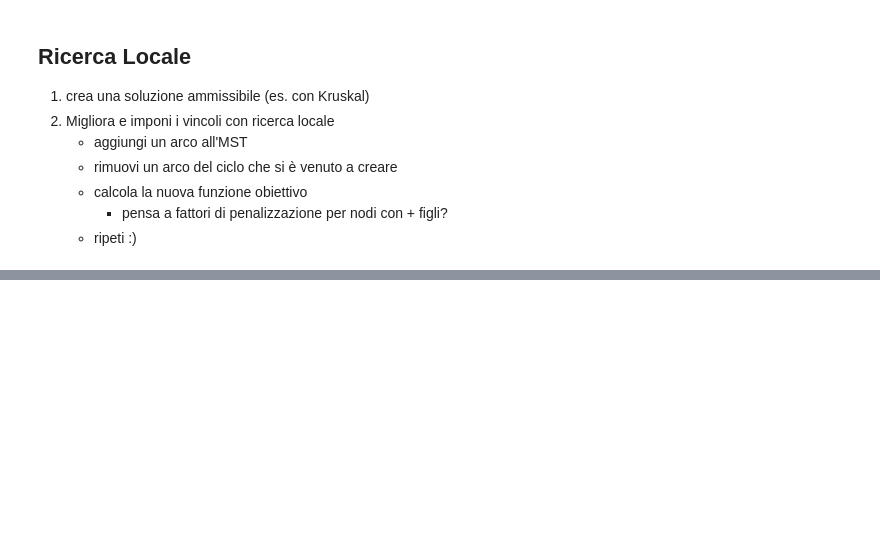
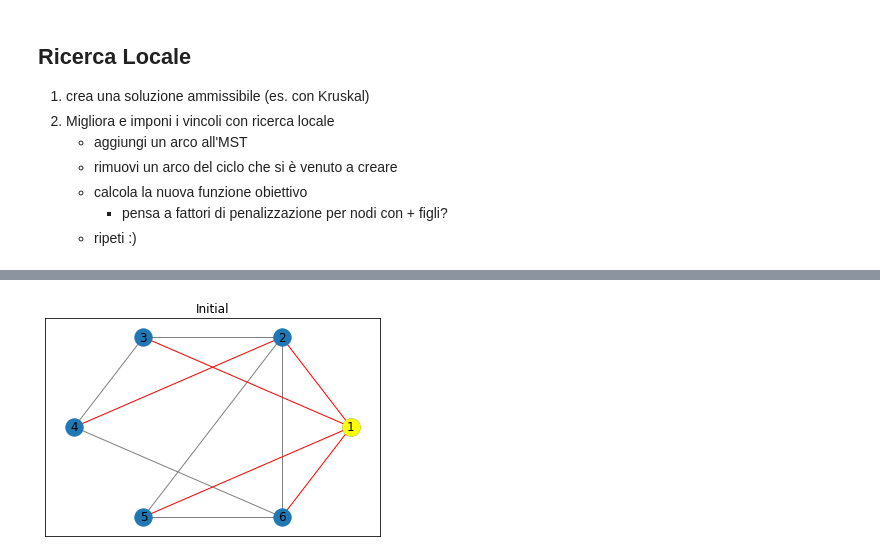
Before and after one commit to floysh/OR-project, a Jupyter notebook: progetto.ipynb, the cells around one changed output, grey strips where cells are left out. Saved outputs shown, nothing was run; the diff lists cells and outputs as text; code cells hidden in the pictures; blank space fills up the shorter version.

Commit message:
prima versione funzionante?

```diff
--- a/progetto.ipynb
+++ b/progetto.ipynb
@@ -95,3 +127,22 @@ def cost(MST, root_node):
 # %%
 # PARAMETRI
 ROOT_NODE=1
+# %%
+next_visit = list(G.adj[ROOT_NODE])
+
+print("next_visit = ",next_visit)
+
+for n in list(G.adj[2]):
+    next_visit.append(n)
+
+print("next_visit = ",next_visit)
+
+node = next_visit.pop(0) # pop()  = estrazione LIFO (STACK),
+                         # pop(0) = estrazione FIFO (CODA)
+print("node =",node)
+next_visit.insert(0, "ciao")
+print("next_visit = ",next_visit)
+
+
+
+[x for x in range(0,12) if x%2 == 0]
@@ -140,6 +224,10 @@ outer_G.remove_edges_from(mst.edges)
 print("NON IN MST:", outer_G.edges)
 print("MST:", mst.edges)
 
+plt.figure(0)
+plt.title("Initial")
+draw_graph(G, mst, root_node=ROOT_NODE)
+
 #draw_graph(outer_G, root_node=ROOT_NODE)
 
 
@@ -147,35 +235,58 @@ print("MST:", mst.edges)
 # ciò causerà la nascita di un ciclo nel grafo, perchè MST è sottinsieme massimale di archi senza cicli
 # quindi elimino un arco del ciclo che si è venuto a creare <=> la funzione obiettivo migliora
 
-# prima di tutto calcolo il valore attuale di obj()
-cost_before = cost(mst, ROOT_NODE)
+candidates = list(outer_G.edges)
+k = 1
 
-# prendo il primo perchè sì
-new_e = list(outer_G.edges)[0]
-mst.add_edge(new_e)
+### TEST
+## PROVA 1 ITERAZIONE
+
+new_e = candidates[4]
+
+for new_e in candidates:
+    # prima di tutto calcolo il valore attuale di obj()
+    cost_before = cost(mst, ROOT_NODE)
+    print("")
+    print(k,") initial cost: ",cost_before)
+
+    print("add: ",new_e)
+    mst.add_edges_from([new_e])
+
+    # loop detection
+    loop_edges = nx.algorithms.cycles.find_cycle(mst, orientation="ignore")
 
 
-loops = nx.cycle_basis(mst.to_undirected())
+    # 1: eliminazione GREEDY dell'arco in più
+    # scelgo la mossa che localmente mi da l'abbassamento minore di obj()
+    for ce in loop_edges:
+        #print(k,"MST=",mst.edges);
+        k+=1;
+        mst.remove_edges_from([ce])
+        fig = plt.figure(k)
+        plt.title("add: {}, remove: {}".format(new_e, ce))
+        draw_graph(G, mst, root_node=ROOT_NODE )
+        cost_after = cost(mst, ROOT_NODE)
+        print("remove: ", ce)
 
-print(loops)
-
-
-# 1: eliminazione GREEDY dell'arco in più
-for loop in loops:
-    candidates = [(a,loop[b]) for a in loop
-                       for b in range(loop.index(a)+1, loop.__len__())]
-
-    for ce in candidates:
-        mst.remove_edge(ce)
-        cost_after = cost(mst, ROOT_NODE)
-
-        if cost_after >= cost_before:
+        if cost_after > cost_before:
             # annulla tutto e prova un altro candidato!
-            mst.add_edge(ce)
+            mst.add_edges_from([ce])
+            print("new cost: ",cost_after, "(revert)")
         else:
             # rendi la modifica permanente e passa oltre.
             # non esploro gli altri archi candidati perchè con una mossa del genere
             # il costo può essere ridotto solo di 1
+            print("new cost: ",cost_after, "(keep)")
             break
+
+    # se non ho trovato miglioramenti,
+    if cost_after > cost_before:
+        print("No improvements, removing: ",new_e)
+        mst.remove_edges_from([new_e])
+
+        outer_G = G.copy()
+        outer_G.remove_edges_from(mst.edges)
+
+        candidates = list(outer_G.edges)
 # %% [output]
 NON IN MST: [(2, 3), (2, 5), (2, 6), (3, 4), (4, 6), (5, 6)]
@@ -183,0 +309 @@ TypeError: DiGraph.add_edge() missing 1 required positional argument: 'v_of_edge
+[figure, added]
```
Also changed, not shown: parts of 12 cells of this notebook, 1 other file.
